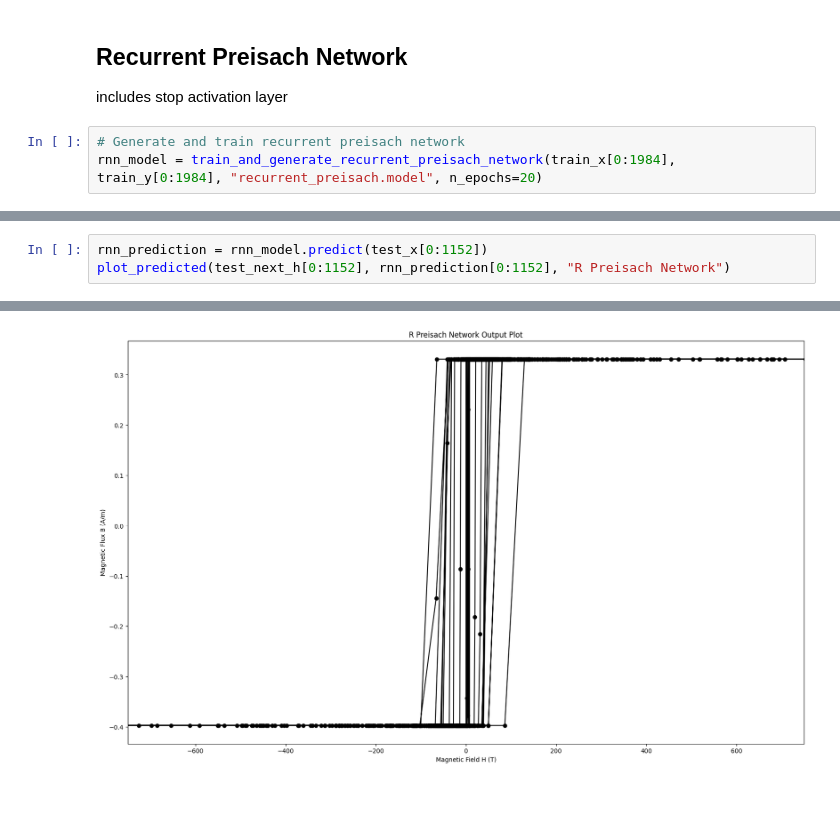
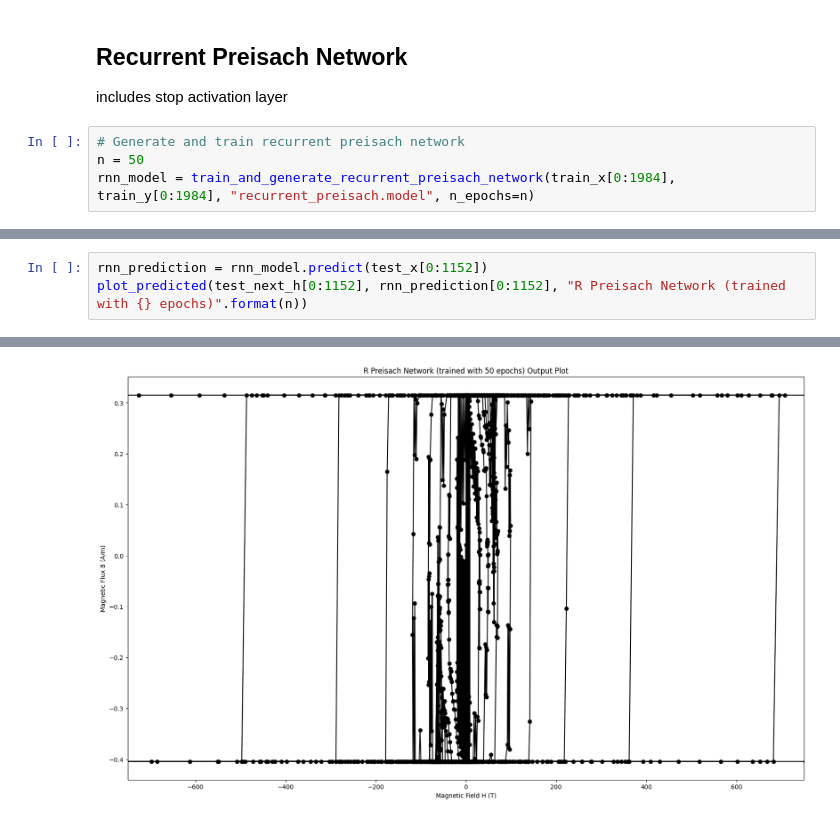
Before and after one commit to david-a-lowther/ecse458_dp20, a Jupyter notebook: test_networks.ipynb, the cells around one changed output, grey strips where cells are left out. Cells and saved outputs as stored; diff of their text form.

```diff
--- a/test_networks.ipynb
+++ b/test_networks.ipynb
@@ -130,5 +155,6 @@ rnn_model.evaluate(test_x, test_y)
 includes stop activation layer
 # %%
 # Generate and train recurrent preisach network
-rnn_model = train_and_generate_recurrent_preisach_network(train_x[0:1984], train_y[0:1984], "recurrent_preisach.model", n_epochs=20)
+n = 50
+rnn_model = train_and_generate_recurrent_preisach_network(train_x[0:1984], train_y[0:1984], "recurrent_preisach.model", n_epochs=n)
 # %% [output]
@@ -152,4 +178,4 @@ Epoch 20/20
 # %%
 rnn_prediction = rnn_model.predict(test_x[0:1152])
-plot_predicted(test_next_h[0:1152], rnn_prediction[0:1152], "R Preisach Network")
+plot_predicted(test_next_h[0:1152], rnn_prediction[0:1152], "R Preisach Network (trained with {} epochs)".format(n))
 # %% [output]
@@ -157 +183 @@ plot_predicted(test_next_h[0:1152], rnn_prediction[0:1152], "R Preisach Network"
-[figure, old version]
+[figure, new version]
```
Also changed, not shown: parts of 6 cells of this notebook, 2 other files.
